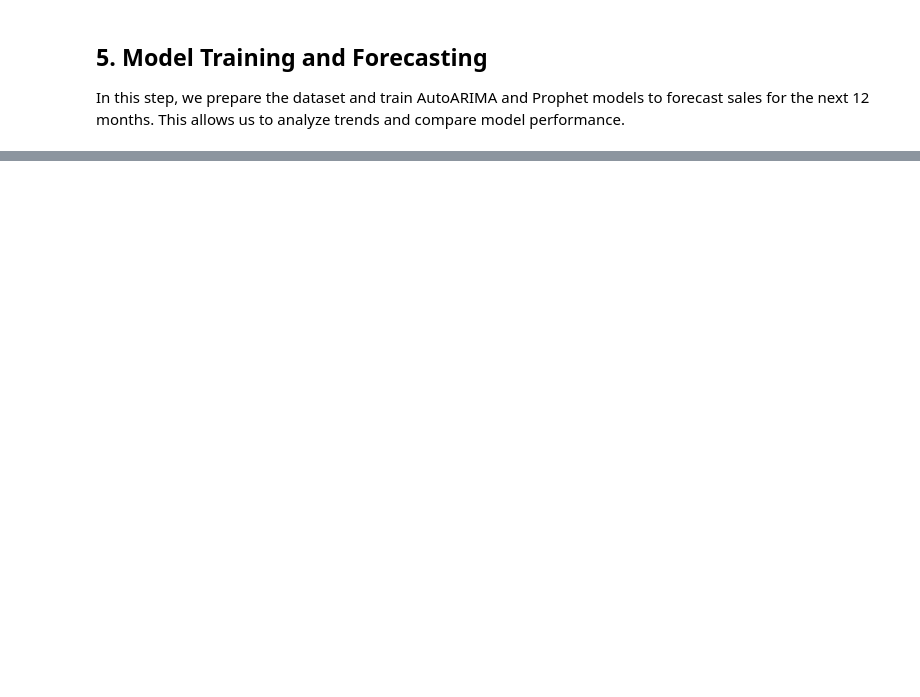
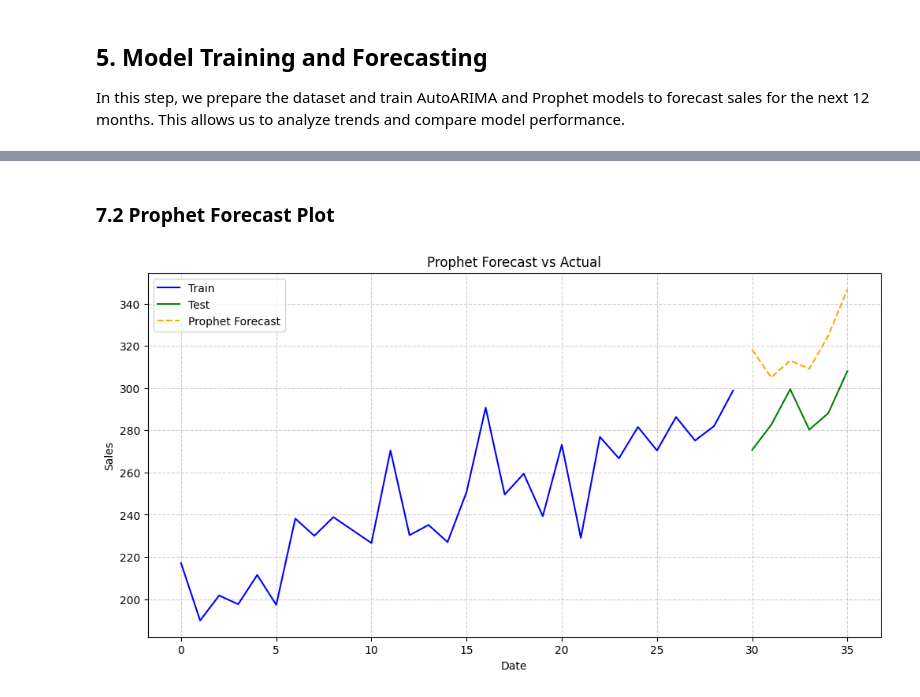
Before and after one commit to victoriousvictor42/Sales-Forecasting, a Jupyter notebook: Sales_Forecasting_Using_Time_Series_Analysis.ipynb, the cells around one changed output, grey strips where cells are left out. Saved outputs shown, nothing was run; the diff lists cells and outputs as text; code cells hidden in the pictures; blank space fills up the shorter version.

```diff
--- a/Sales_Forecasting_Using_Time_Series_Analysis.ipynb
+++ b/Sales_Forecasting_Using_Time_Series_Analysis.ipynb
@@ -209,0 +386,16 @@ In this step, we prepare the dataset and train AutoARIMA and Prophet models to f
+# %% [markdown]
+### 7.2 Prophet Forecast Plot
+# %%
+future = prophet_model.make_future_dataframe(periods=12,freq='M')
+forecast = prophet_model.predict(future)
+
+# Extract only the last 'len(test)' rows to align with test set
+forecast_prophet = forecast.tail(len(test))
+
+# predicted values
+prophet_preds = forecast_prophet['yhat'].values
+
+# Now plot correctly
+plot_forecast(train, test, prophet_preds, 'Prophet')
+# %% [output]
+[figure, added]
```
Also changed, not shown: parts of 27 cells of this notebook.
